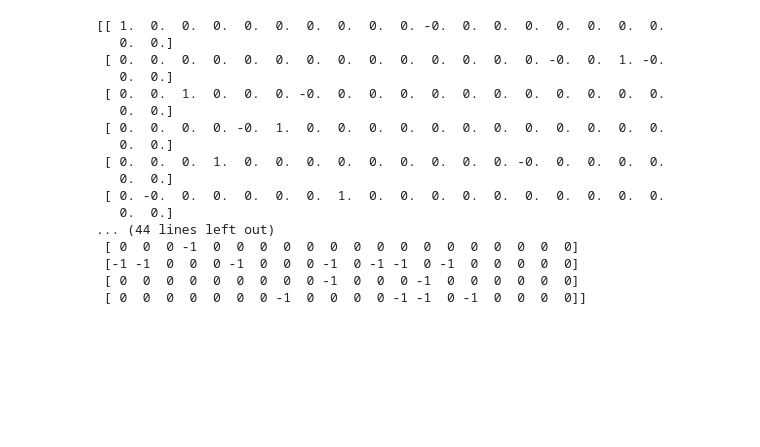
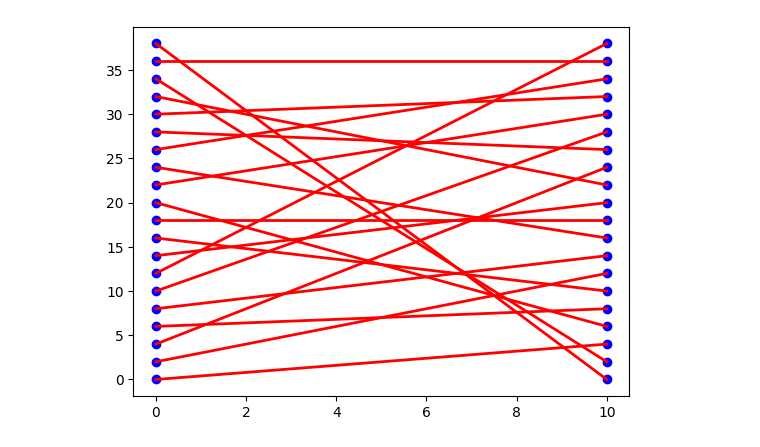
Before and after one commit to jakobmaier-eu/graph-gromov, a Jupyter notebook: testing_algorithms.ipynb, the cells around one changed output. Drawn from its saved outputs; the diff is of its cells as text; code cells hidden in the pictures; blank space fills up the shorter version.

```diff
--- a/testing_algorithms.ipynb
+++ b/testing_algorithms.ipynb
@@ -66,24 +63,7 @@ print(D)
 # %%
 Dp = project_to_perm(D, A_eq, b_eq)
 
 # we want to see how Dp appair these two graphs
-
-print(A0.toarray() - A1.toarray())
+plot_alignment(G0, G1, D)
 # %% [output]
-[[ 1.  0.  0.  0.  0.  0.  0.  0.  0.  0. -0.  0.  0.  0.  0.  0.  0.  0.
-   0.  0.]
- [ 0.  0.  0.  0.  0.  0.  0.  0.  0.  0.  0.  0.  0.  0. -0.  0.  1. -0.
-   0.  0.]
- [ 0.  0.  1.  0.  0.  0. -0.  0.  0.  0.  0.  0.  0.  0.  0.  0.  0.  0.
-   0.  0.]
- [ 0.  0.  0.  0. -0.  1.  0.  0.  0.  0.  0.  0.  0.  0.  0.  0.  0.  0.
-   0.  0.]
- [ 0.  0.  0.  1.  0.  0.  0.  0.  0.  0.  0.  0.  0. -0.  0.  0.  0.  0.
-   0.  0.]
- [ 0. -0.  0.  0.  0.  0.  0.  1.  0.  0.  0.  0.  0.  0.  0.  0.  0.  0.
-   0.  0.]
-... (44 lines left out)
- [ 0  0  0 -1  0  0  0  0  0  0  0  0  0  0  0  0  0  0  0  0]
- [-1 -1  0  0  0 -1  0  0  0 -1  0 -1 -1  0 -1  0  0  0  0  0]
- [ 0  0  0  0  0  0  0  0  0 -1  0  0  0 -1  0  0  0  0  0  0]
- [ 0  0  0  0  0  0  0 -1  0  0  0  0 -1 -1  0 -1  0  0  0  0]]
+[figure, added]
```
Also changed, not shown: parts of 6 cells of this notebook, 2 other files.
